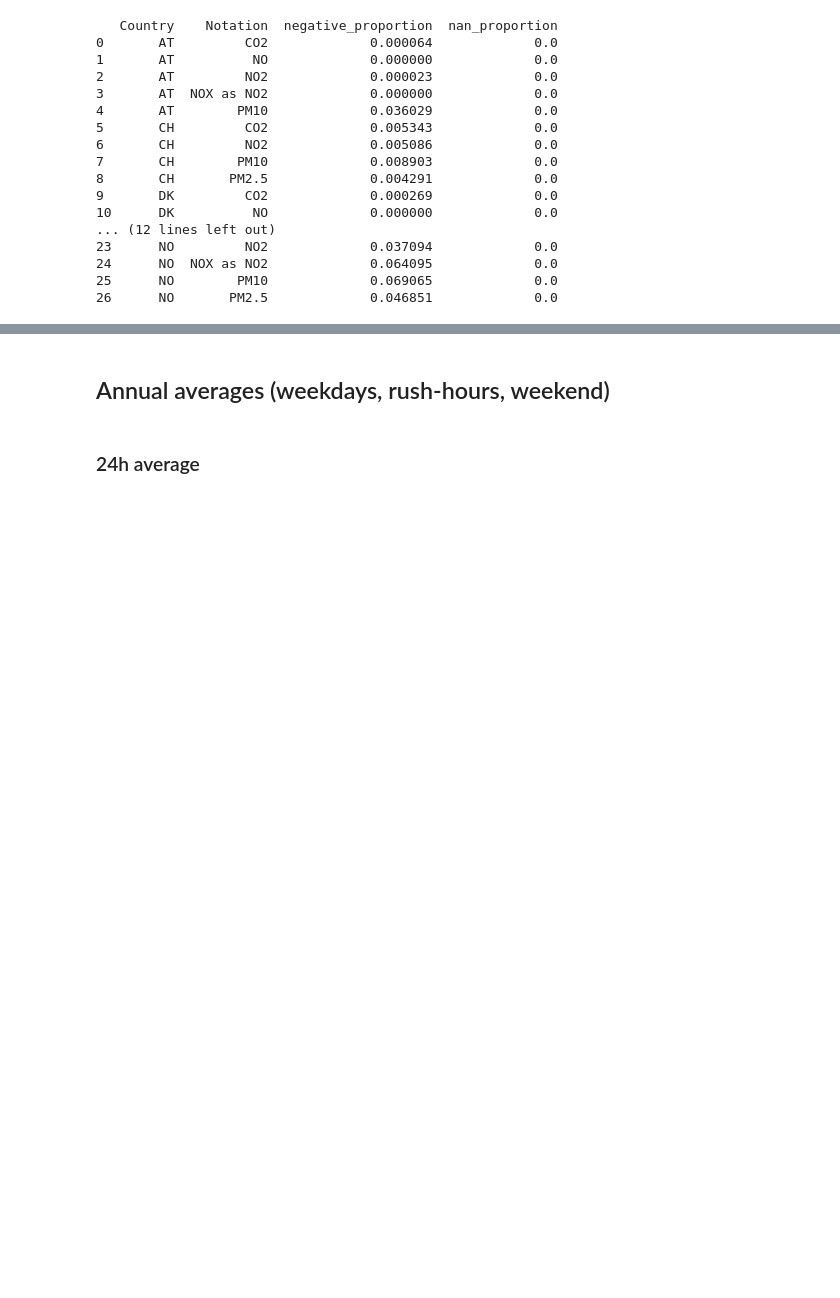
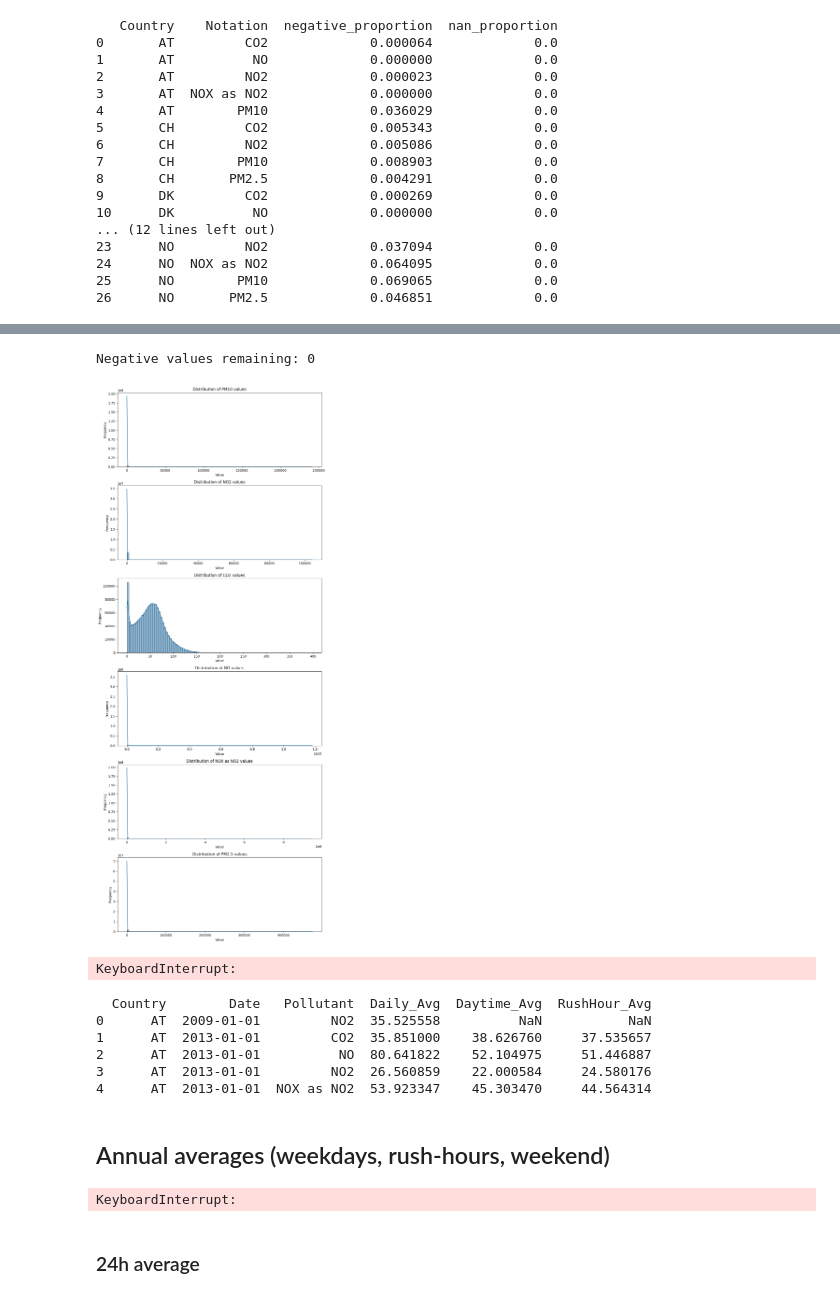
Before and after one commit to JskifterJ/DSML, a Jupyter notebook: src/data_processing.ipynb, the cells around one changed output, grey strips where cells are left out. Drawn from its saved outputs; the diff is of its cells as text; code cells hidden in the pictures; blank space fills up the shorter version.

```diff
--- a/src/data_processing.ipynb
+++ b/src/data_processing.ipynb
@@ -442,2 +445,6 @@ References:
 US EPA Air Sensor Guidebook (see "Negative Values")
 EEA Air Quality Data Quality Control
+# %%
+# set Notation column name to 'Pollutant'
+aq_cleaned = aq_cleaned.rename(columns={'Notation': 'Pollutant'})
+aq_cleaned
@@ -444,26 +465,68 @@ EEA Air Quality Data Quality Control
+# %%
+# Set negative (measurement error) values to 0
+aq_cleaned.loc[aq_cleaned['Value'] < 0, 'Value'] = 0
+
+# Check if any negative values remain
+print("Negative values remaining:", (aq_cleaned['Value'] < 0).sum())
+# %% [output]
+Negative values remaining: 0
+# %%
+import seaborn as sns
+import matplotlib.pyplot as plt
+
+# Plot distribution for each pollutant to visually inspect outliers
+pollutants = aq_cleaned['Pollutant'].unique()
+fig, axes = plt.subplots(len(pollutants), 1, figsize=(10, 4 * len(pollutants)), sharex=False)
+
+for i, pollutant in enumerate(pollutants):
+    ax = axes[i] if len(pollutants) > 1 else axes
+    sns.histplot(
+        aq_cleaned[aq_cleaned['Pollutant'] == pollutant]['Value'],
+        bins=100, kde=True, ax=ax
+    )
+    ax.set_title(f'Distribution of {pollutant} values')
+    ax.set_xlabel('Value')
+    ax.set_ylabel('Frequency')
+
+plt.tight_layout()
+plt.show()
+# %% [output]
+[figure, added]
+# %%
+aq_cleaned.to_csv("../data/processed/AQ_cleaned.csv", index=False)
+print("aq_cleaned exported to ../data/processed/AQ_cleaned.csv")
+# %% [output]
+KeyboardInterrupt:
 # %%
 # Daily average per country
-daily_avg = aq_cleaned.groupby(['Country', 'Date', 'Notation'])['Value'].mean().reset_index()
+daily_avg = aq_cleaned.groupby(['Country', 'Date', 'Pollutant'])['Value'].mean().reset_index()
 daily_avg = daily_avg.rename(columns={'Value': 'Daily_Avg'})
 
 # Daytime average (9-18 End time, i.e., 8-17 actual hour)
 daytime_mask = aq_cleaned['Hour'].between(9, 18)
-daytime_avg = aq_cleaned[daytime_mask].groupby(['Country', 'Date', 'Notation'])['Value'].mean().reset_index()
+daytime_avg = aq_cleaned[daytime_mask].groupby(['Country', 'Date', 'Pollutant'])['Value'].mean().reset_index()
 daytime_avg = daytime_avg.rename(columns={'Value': 'Daytime_Avg'})
 
 # Rush-hour average (8-10 and 15-18 End time, i.e., 7-9 and 15-17 actual hour)
 rush_mask = (aq_cleaned['Hour'].between(8, 10)) | (aq_cleaned['Hour'].between(15, 18))
-rush_avg = aq_cleaned[rush_mask].groupby(['Country', 'Date', 'Notation'])['Value'].mean().reset_index()
+rush_avg = aq_cleaned[rush_mask].groupby(['Country', 'Date', 'Pollutant'])['Value'].mean().reset_index()
 rush_avg = rush_avg.rename(columns={'Value': 'RushHour_Avg'})
 
 # Merge all averages into one DataFrame
-aq_merged_cleaned = daily_avg.merge(daytime_avg, on=['Country', 'Date', 'Notation'], how='left')
-aq_merged_cleaned = aq_merged_cleaned.merge(rush_avg, on=['Country', 'Date', 'Notation'], how='left')
+aq_merged_cleaned = daily_avg.merge(daytime_avg, on=['Country', 'Date', 'Pollutant'], how='left')
+aq_merged_cleaned = aq_merged_cleaned.merge(rush_avg, on=['Country', 'Date', 'Pollutant'], how='left')
 
 # Save the cleaned dataset
 aq_merged_cleaned.to_csv("../data/processed/AQ_merged_cleaned.csv", index=False)
 
 print(aq_merged_cleaned.head())
+# %% [output]
+  Country        Date   Pollutant  Daily_Avg  Daytime_Avg  RushHour_Avg
+0      AT  2009-01-01         NO2  35.525558          NaN           NaN
+1      AT  2013-01-01         CO2  35.851000    38.626760     37.535657
+2      AT  2013-01-01          NO  80.641822    52.104975     51.446887
+3      AT  2013-01-01         NO2  26.560859    22.000584     24.580176
+4      AT  2013-01-01  NOX as NO2  53.923347    45.303470     44.564314
 # %% [markdown]
 ## Annual averages (weekdays, rush-hours, weekend)
 # %%
@@ -471,7 +534,7 @@ import pandas as pd
 import numpy as np
 
 # Load the merged air quality data
-aq_df = pd.read_csv("../data/processed/AQ_merged_data_export.csv")
+aq_df = pd.read_csv("../data/processed/AQ_cleaned.csv")
 
 # Prepare datetime and helper columns
 aq_df['Datetime'] = pd.to_datetime(aq_df['End'], errors='coerce')
@@ -493,7 +556,7 @@ def annual_avg(df, mask, period):
         df = df[df['IsWeekend']]
     df = df[mask]
     return (
-        df.groupby(['Country', 'Notation', 'Year'])['Value']
+        df.groupby(['Country', 'Pollutant', 'Year'])['Value']
         .mean()
         .reset_index()
         .rename(columns={'Value': f'AnnualAvg_{period}'})
@@ -515,7 +578,7 @@ for period in ['fullweek', 'weekday', 'weekend']:
 # Concatenate and pivot for clarity
 annual_averages = pd.concat(results, ignore_index=True)
 annual_averages = annual_averages.pivot_table(
-    index=['Country', 'Notation', 'Year'],
+    index=['Country', 'Pollutant', 'Year'],
     columns=['Type'],
     values=['AnnualAvg_fullweek', 'AnnualAvg_weekday', 'AnnualAvg_weekend']
 ).reset_index()
@@ -523,13 +586,15 @@ annual_averages = annual_averages.pivot_table(
 # Flatten columns
 annual_averages.columns = ['_'.join([str(i) for i in col if i]) for col in annual_averages.columns.values]
 
-# rename notation column to 'Pollutant'
-annual_averages = annual_averages.rename(columns={'Notation': 'Pollutant'})
+# rename Pollutant column to 'Pollutant'
+annual_averages = annual_averages.rename(columns={'Pollutant': 'Pollutant'})
 
 # Save to processed folder
 annual_averages.to_csv("../data/processed/AQ_annual_averages.csv", index=False)
 
 print(annual_averages.head())
+# %% [output]
+KeyboardInterrupt:
 # %% [markdown]
 ### 24h average
 # %%
```
Also changed, not shown: parts of 3 cells of this notebook, 4 other files.
